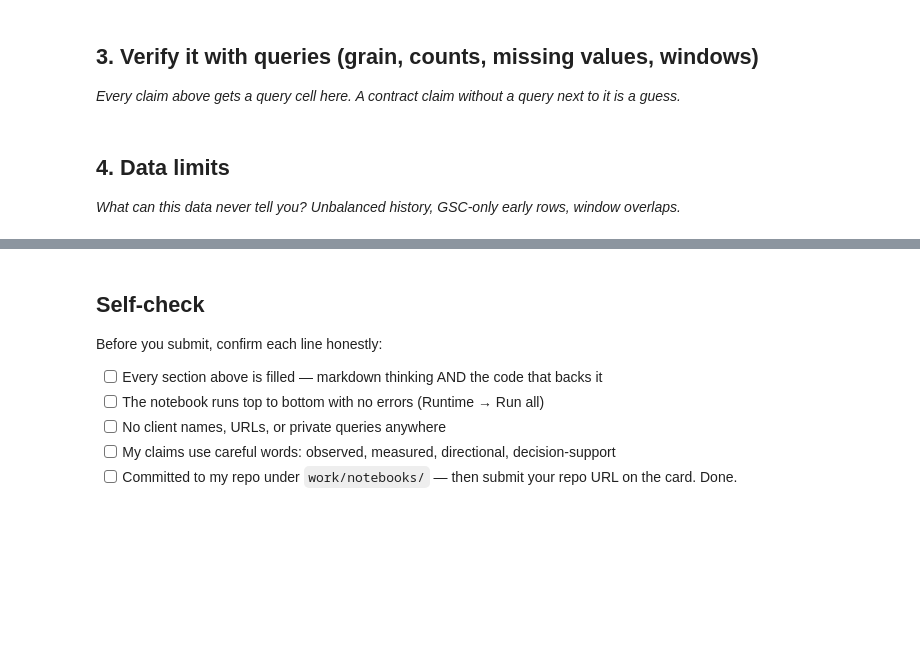
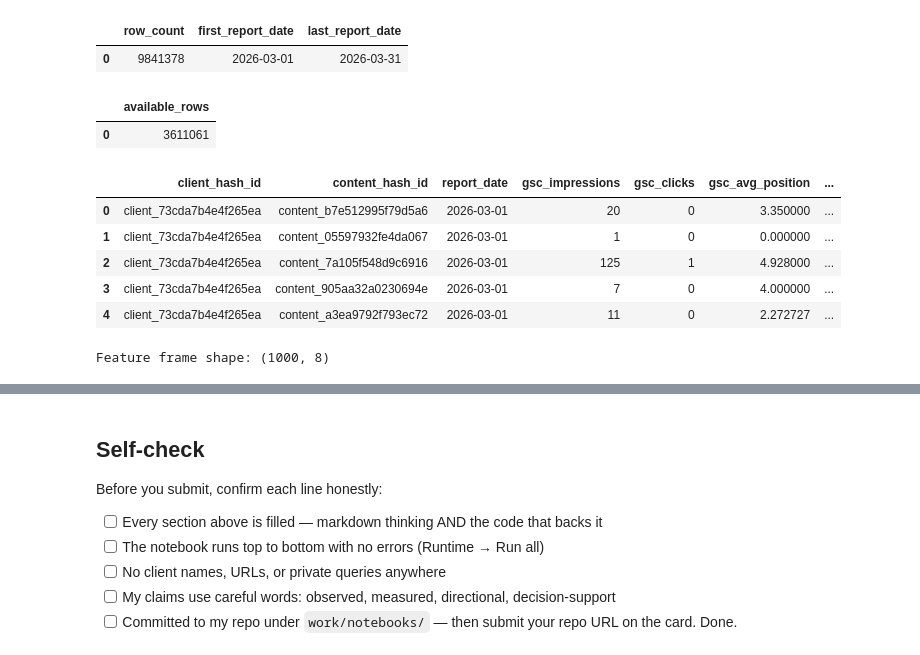
Before and after one commit to AbdulWasay65/flyrank-ml-internship, a Jupyter notebook: work/notebooks/w03_data_contract.ipynb, the cells around one changed output, grey strips where cells are left out. Saved outputs shown, nothing was run; the diff lists cells and outputs as text; code cells hidden in the pictures; blank space fills up the shorter version.

```diff
--- a/work/notebooks/w03_data_contract.ipynb
+++ b/work/notebooks/w03_data_contract.ipynb
@@ -23,4 +211,0 @@ This skeleton is yours to fill. Work the sections **in order** — each one has
-# %% [markdown]
-## 3. Verify it with queries (grain, counts, missing values, windows)
-
-*Every claim above gets a query cell here. A contract claim without a query next to it is a guess.*
@@ -30,4 +212,68 @@ This skeleton is yours to fill. Work the sections **in order** — each one has
-# %% [markdown]
-## 4. Data limits
-
-*What can this data never tell you? Unbalanced history, GSC-only early rows, window overlaps.*
+# %%
+# Query 2 — Row count and date span
+
+count_window_query = f"""
+SELECT
+    COUNT(*) AS row_count,
+    MIN(report_date) AS first_report_date,
+    MAX(report_date) AS last_report_date
+FROM read_parquet(
+    '{rel}/fact_content_daily_performance/**/*.parquet'
+)
+WHERE month = '{month}'
+"""
+
+display(con.sql(count_window_query).df())
+# %% [output]
+|  | row_count | first_report_date | last_report_date |
+| 0 | 9841378 | 2026-03-01 | 2026-03-31 |
+# %%
+# Query 3 — Verify GSC availability using IS TRUE
+
+availability_query = f"""
+SELECT
+    COUNT(*) AS available_rows
+FROM read_parquet(
+    '{rel}/fact_content_daily_performance/**/*.parquet'
+)
+WHERE month = '{month}'
+  AND gsc_data_available IS TRUE
+"""
+
+display(con.sql(availability_query).df())
+# %% [output]
+|  | available_rows |
+| 0 | 3611061 |
+# %%
+# Five-feature frame for Content Refresh Prioritization
+
+feature_query = f"""
+SELECT
+    client_hash_id,
+    content_hash_id,
+    report_date,
+    gsc_impressions,
+    gsc_clicks,
+    gsc_avg_position,
+    gsc_data_available,
+    ga4_pageviews
+FROM read_parquet(
+    '{rel}/fact_content_daily_performance/**/*.parquet'
+)
+WHERE month = '{month}'
+  AND gsc_data_available IS TRUE
+LIMIT 1000
+"""
+
+features = con.sql(feature_query).df()
+
+display(features.head())
+print("Feature frame shape:", features.shape)
+# %% [output]
+|  | client_hash_id | content_hash_id | report_date | gsc_impressions | gsc_clicks | gsc_avg_position | ... |
+| 0 | client_73cda7b4e4f265ea | content_b7e512995f79d5a6 | 2026-03-01 | 20 | 0 | 3.350000 | ... |
+| 1 | client_73cda7b4e4f265ea | content_05597932fe4da067 | 2026-03-01 | 1 | 0 | 0.000000 | ... |
+| 2 | client_73cda7b4e4f265ea | content_7a105f548d9c6916 | 2026-03-01 | 125 | 1 | 4.928000 | ... |
+| 3 | client_73cda7b4e4f265ea | content_905aa32a0230694e | 2026-03-01 | 7 | 0 | 4.000000 | ... |
+| 4 | client_73cda7b4e4f265ea | content_a3ea9792f793ec72 | 2026-03-01 | 11 | 0 | 2.272727 | ... |
+Feature frame shape: (1000, 8)
```
Also changed, not shown: parts of 23 cells of this notebook.
